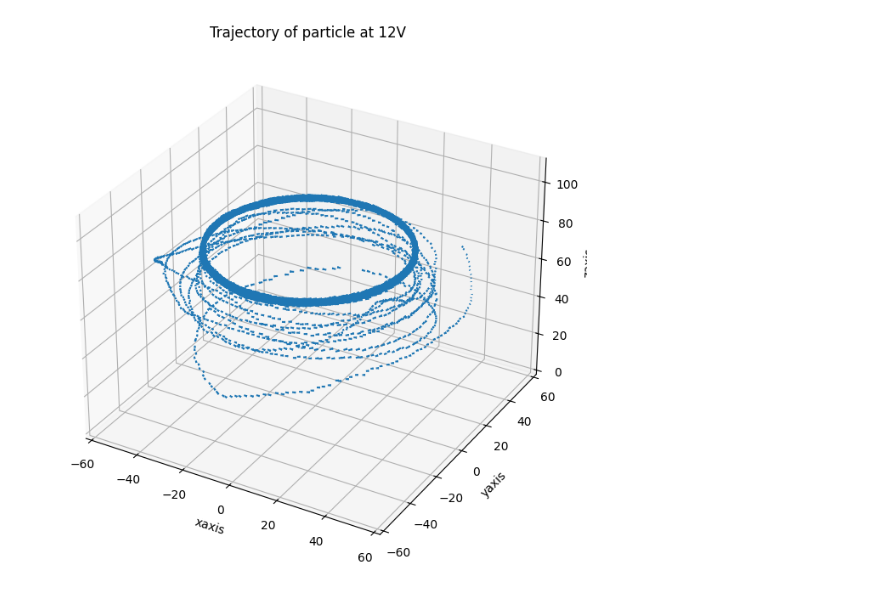
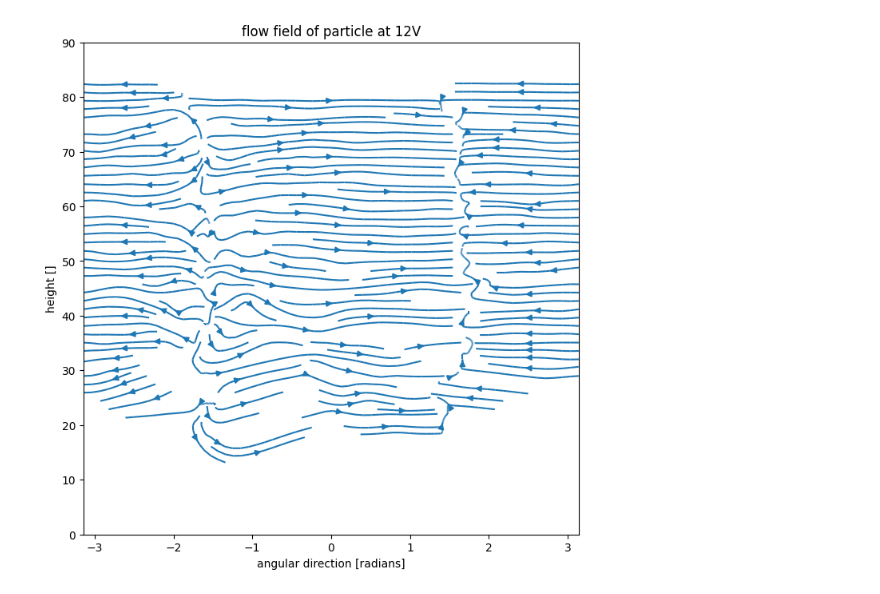
Before and after one commit to PEPT-Data-Analysis-Group/PEPT-, a Jupyter notebook: Day1Analysis.ipynb, the cells around one changed output. Drawn from its saved outputs; the diff is of its cells as text; code cells hidden in the pictures.

```diff
--- a/Day1Analysis.ipynb
+++ b/Day1Analysis.ipynb
@@ -3,0 +167,6 @@ import numpy as np
+# %%
+m012 = parse("data/m0_12V.a")
+# plot_traj(m012, 665, 790)
+vdf = get_velocities(m012)
+cylin = vel_cylin(vdf)
+cylin
@@ -7,49 +194,89 @@ def vec_diff(traj, i, j) -> list[int]:
         [float(traj[i][1]), float(traj[i][2]), float(traj[i][3])],
         [float(traj[j][1]), float(traj[j][2]), float(traj[j][3])]
         )
+# %%
+def cart2cylin(traj : list) -> list[float]:
+    cylin = []
+    for i in traj:
+        cylin.append([np.sqrt(i[1]**2 + i[3]**2), np.arctan2(i[3],i[1]), -i[2]])
+    return cylin
+
+def cylinvelocity(vel : list) -> list[float]:
+    cylin = []
+    for i in vel:
+        cylin.append([np.sqrt(i[0]**2 + i[2]**2), np.arctan2(i[2],i[0]), -i[1]])
+    return cylin
 # %%
 def plot_velocity(filename : str, title : str, begin : int, end : int):
     trajectory = []
 
     with open("data/" + filename + ".a") as file:
         for l, line, in enumerate(file):
-            if l >= 10 + (begin * 1000) and l <= (end * 1000):
+            if l >= 10 + (begin * 100) and l <= (end * 100):
                 trajectory.append([float(x) for x in line.split()[:4]])
 
     # find velocities
     velocities = []
     for i in range(5, len(trajectory) - 5):
         T1 = 0.10*((vec_diff(trajectory, i + 5, i))/(trajectory[i + 5][0] - trajectory[i][0]))
         T2 = 0.15*((vec_diff(trajectory, i + 4, i-1))/(trajectory[i + 4][0] - trajectory[i-1][0]))
         T3 = 0.25*((vec_diff(trajectory, i + 3, i-2))/(trajectory[i + 3][0] - trajectory[i-2][0]))
         T4 = 0.25*((vec_diff(trajectory, i + 2, i-3))/(trajectory[i + 2][0] - trajectory[i-3][0]))
         T5 = 0.15*((vec_diff(trajectory, i + 1, i-4))/(trajectory[i + 1][0] - trajectory[i-4][0]))
         T6 = 0.10*((vec_diff(trajectory, i + 0, i-5))/(trajectory[i + 0][0] - trajectory[i-5][0]))
         velocities.append(T1 + T2 + T3 + T4 + T5 + T6)
 
     fig=plt.figure(figsize=(8, 8))
-    ax=fig.add_subplot(projection='3d')
+    ax=fig.add_subplot()
 
-    ax.quiver(
-        [float(i[1]) for i in trajectory[5:len(trajectory) - 5]],
-        [float(i[3]) for i in trajectory[5:len(trajectory) - 5]],
-        [-float(i[2]) for i in trajectory[5:len(trajectory) - 5]],
-        [float(i[0]) for i in velocities],
-        [float(i[2]) for i in velocities],
-        [float(i[1]) for i in velocities],
-        length = 5.0
-    )
-    plt.xlabel("xaxis")
-    plt.ylabel("yaxis")
+    tcylin = cart2cylin(trajectory[5:len(trajectory) - 5])
+    vcylin = cylinvelocity(velocities)
+
+    numx = 50
+    numy = 50
+
+    grid = []
+
+    for i in range(numy):
+        grid.append([])
+        for j in range(numx):
+            grid[i].append([])
+
+    vgridx, vgridy = np.meshgrid(np.linspace(-np.pi, np.pi, numx), np.linspace(0, 90, numy))
+
+    #sort into grid
+    for i in range(len(vcylin)):
+        #z theta
+        grid[int(np.floor(numy*tcylin[i][2]/90))][int(np.floor(numx*((tcylin[i][1] + np.pi)%(2*np.pi))/(2*np.pi)))].append(vcylin[i])
+
+    # take average of grid
+    for y in range(numy):
+        for x in range(numx):
+            if len(grid[y][x]) == 0:
+                vgridx[y][x] = 0
+                vgridy[y][x] = 0
+            else:
+                vgridx[y][x] = (sum([n[1] for n in grid[y][x]])/len(grid[y][x]))
+                vgridy[y][x] = 100*(sum([n[2] for n in grid[y][x]])/len(grid[y][x]))
+
+    X, Y = np.meshgrid(np.linspace(-np.pi, np.pi, numx), np.linspace(0, 90, numy))
+    ax.streamplot(
+        X,
+        Y,
+        vgridx,
+        vgridy,
+        density=2.0
+        )
+
+    plt.xlabel("angular direction [radians]")
+    plt.ylabel("height []")
     plt.title(title)
-    ax.set_zlabel("zaxis")
-    ax.set_zbound(lower=0, upper=110)
-    ax.set_xbound(lower=-60, upper=60)
-    ax.set_ybound(lower=-60, upper=60)
+    ax.set_xbound(lower=-np.pi, upper=np.pi)
+    ax.set_ybound(lower=0, upper=90)
 
-plot_velocity("m0_12V", "Trajectory of particle at 12V",0,  30)
+plot_velocity("m0_12V", "flow field of particle at 12V",665,  790)
 # %% [output]
-[figure, old version]
+[figure, new version]
 # %%
 def plot_height(filename : str, title : str, begin : int, end : int):
     trajectory = []
```
Also changed, not shown: parts of 8 cells of this notebook.
